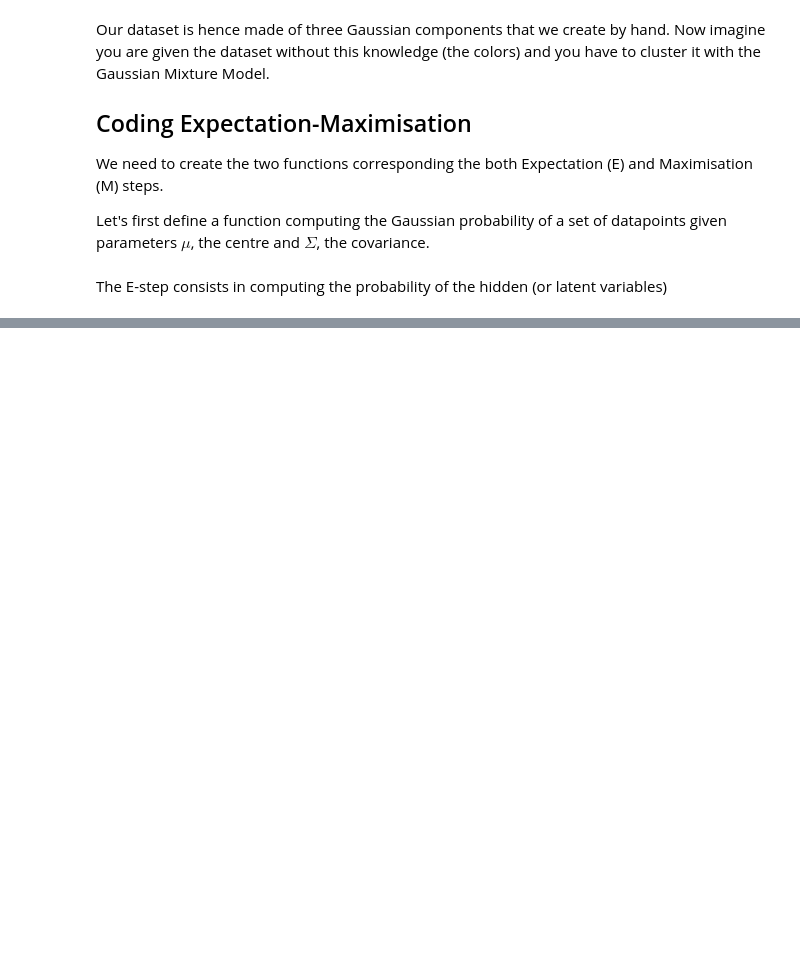
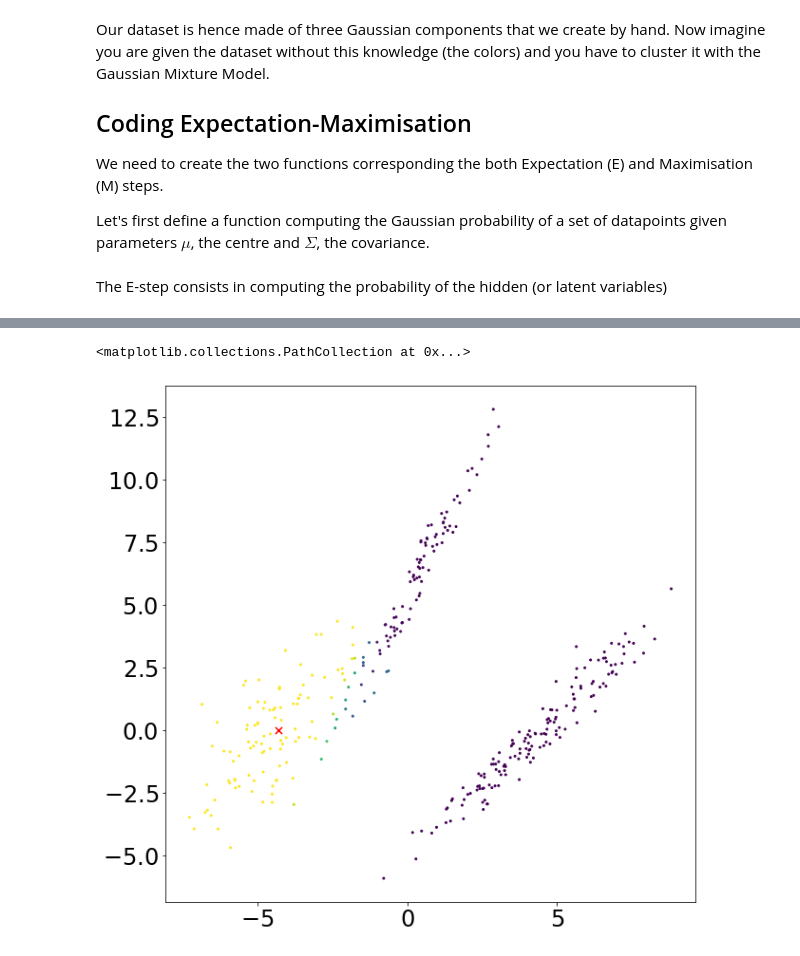
Before and after one commit to tbonnair/example_courses, a Jupyter notebook: Expectation-Maximisation.ipynb, the cells around one changed output, grey strips where cells are left out. Cells and saved outputs as stored; diff of their text form; code cells hidden in the pictures; blank space fills up the shorter version.

```diff
--- a/Expectation-Maximisation.ipynb
+++ b/Expectation-Maximisation.ipynb
@@ -113,0 +299,9 @@ def E_step(X, pi, mu, sig):
+# %%
+probability_cluster0 = resp[:,0] # You can change 0 to any of the three clusters
+
+fig, ax = plt.subplots(figsize=(10,10))
+plt.scatter(mus[0,0], mus[0,1], marker='x', s=50, color='r')   # Centre of cluster 0
+plt.scatter(data.T[0], data.T[1], s=4, c=probability_cluster0) # Probability of each datapoint to be in cluster 0
+# %% [output]
+<matplotlib.collections.PathCollection at 0x...>
+[figure, added]
```
Also changed, not shown: parts of 21 cells of this notebook.
